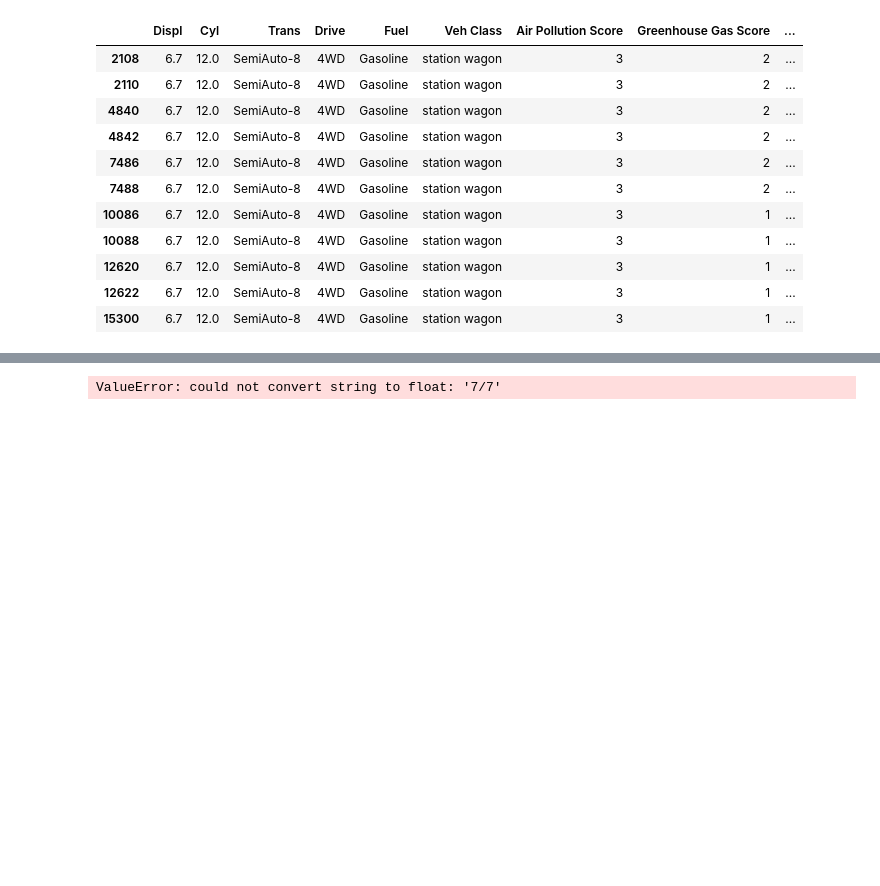
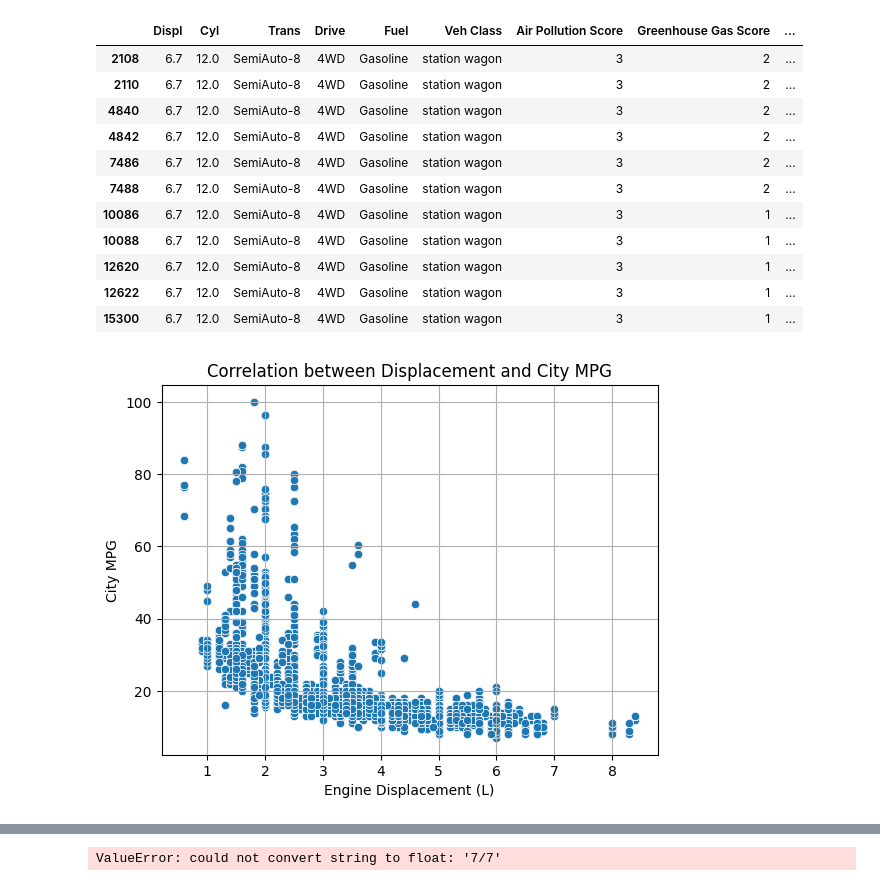
Before and after one commit to 4GeeksAcademy/World-Data-Final-Project, a Jupyter notebook: src/exploreLK0503.ipynb, the cells around one changed output, grey strips where cells are left out. Cells and saved outputs as stored; diff of their text form; code cells hidden in the pictures; blank space fills up the shorter version.

Commit message:
Starting Comparison Plots

```diff
--- a/src/exploreLK0503.ipynb
+++ b/src/exploreLK0503.ipynb
@@ -1048,3 +1023,25 @@ merged_data[merged_data['Car_Model'].str.contains('nan')]
 # Saving our merged/processed data to a csv
 
 merged_data.to_csv('../data/processed/merged_data.csv', index=False)
+# %%
+# Converting 'Displ' values of Electric to Nans to be able to create plotting comparisons
+merged_data['Displ'] = pd.to_numeric(merged_data['Displ'], errors='coerce')
+# %%
+# Plotting to make some comparisons within our clean data
+
+import matplotlib.pyplot as plt
+import seaborn as sns
+
+merged_data = pd.DataFrame(merged_data)
+
+# Create the scatter plot
+sns.scatterplot(data=merged_data, x='Displ', y='City_MPG_Removed_slash')
+plt.title('Correlation between Displacement and City MPG')
+plt.xlabel('Engine Displacement (L)')
+plt.ylabel('City MPG')
+plt.grid(True)
+
+# Show the plot
+plt.show()
+# %% [output]
+[figure, added]
```
Also changed, not shown: parts of 8 cells of this notebook, 1 other file.
